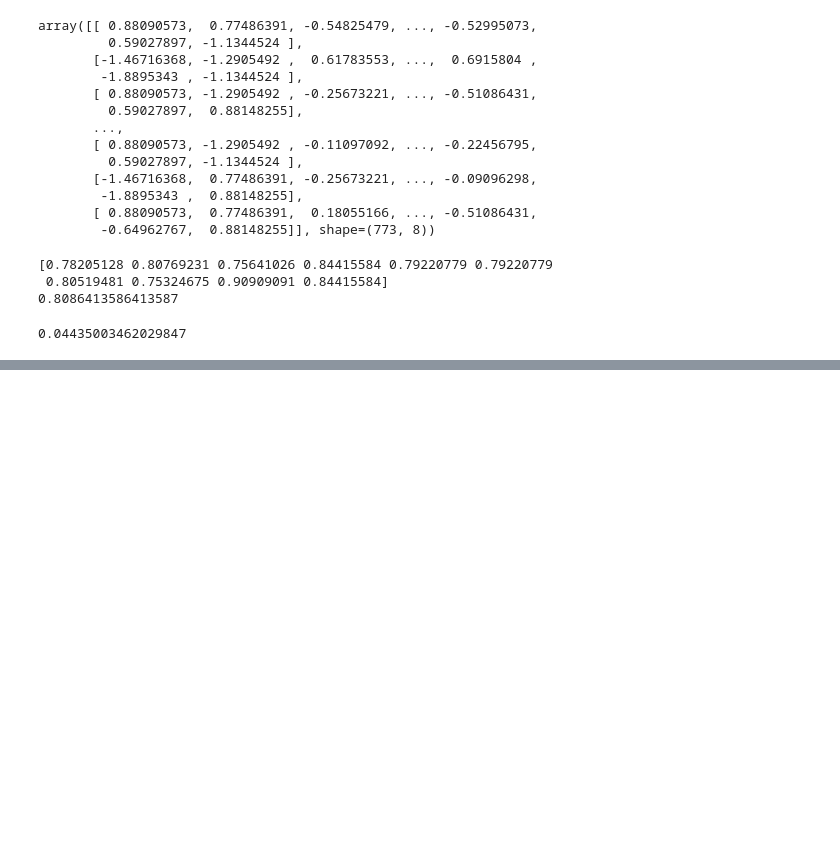
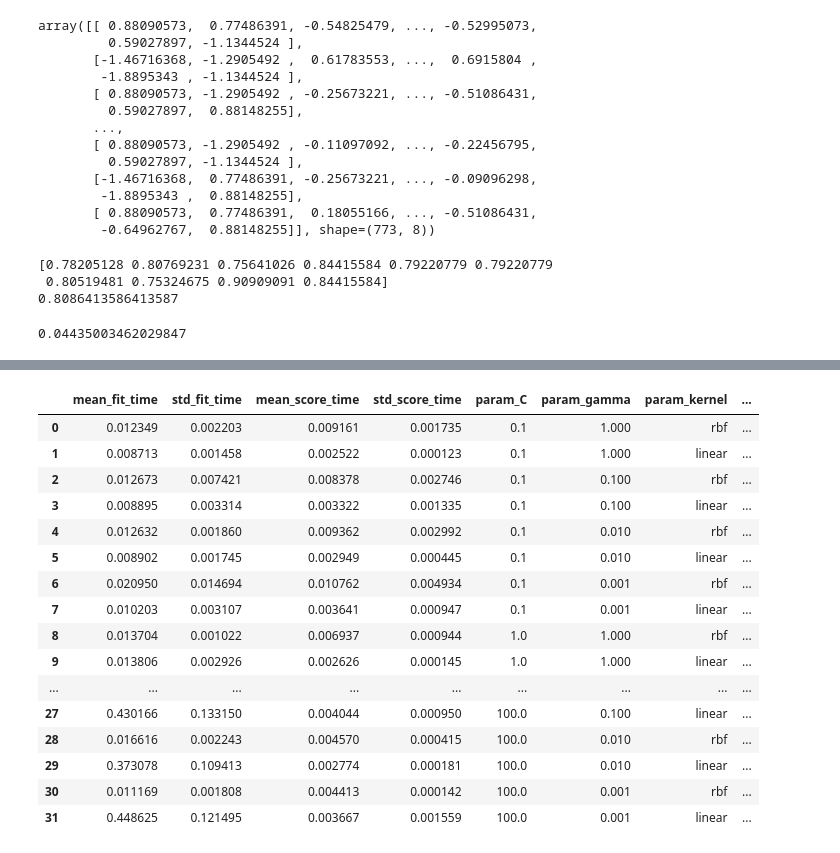
Before and after one commit to ManabBiswas/Machine-Learning, a Jupyter notebook: ML_Project_4/Titanic.ipynb, the cells around one changed output, grey strips where cells are left out. Cells and saved outputs as stored; diff of their text form; code cells hidden in the pictures; blank space fills up the shorter version.

```diff
--- a/ML_Project_4/Titanic.ipynb
+++ b/ML_Project_4/Titanic.ipynb
@@ -469,0 +492,15 @@ print(scores.std())
+# %%
+from sklearn.model_selection import GridSearchCV
+
+
+
+param_grid = {
+    'C': [0.1, 1, 10, 100],
+    'gamma': [1, 0.1, 0.01, 0.001],
+    'kernel': ['rbf', 'linear']
+}
+grid_search = GridSearchCV(SVC(), param_grid, verbose=2, refit=True, cv=5, scoring='r2')
+# refit=True means that the model will be refit on the best parameters
+# verbose=2 means that the progress of the grid search will be printed
+grid_search.fit(x_scaled, y)
+# here we fit the grid search on the scaled data. We use scaling because the data is not normally distributed.
@@ -469,0 +561,20 @@ print(scores.std())
+# %%
+pd.DataFrame(grid_search.cv_results_)
+# %% [output]
+|  | mean_fit_time | std_fit_time | mean_score_time | std_score_time | param_C | param_gamma | param_kernel | ... |
+| 0 | 0.012349 | 0.002203 | 0.009161 | 0.001735 | 0.1 | 1.000 | rbf | ... |
+| 1 | 0.008713 | 0.001458 | 0.002522 | 0.000123 | 0.1 | 1.000 | linear | ... |
+| 2 | 0.012673 | 0.007421 | 0.008378 | 0.002746 | 0.1 | 0.100 | rbf | ... |
+| 3 | 0.008895 | 0.003314 | 0.003322 | 0.001335 | 0.1 | 0.100 | linear | ... |
+| 4 | 0.012632 | 0.001860 | 0.009362 | 0.002992 | 0.1 | 0.010 | rbf | ... |
+| 5 | 0.008902 | 0.001745 | 0.002949 | 0.000445 | 0.1 | 0.010 | linear | ... |
+| 6 | 0.020950 | 0.014694 | 0.010762 | 0.004934 | 0.1 | 0.001 | rbf | ... |
+| 7 | 0.010203 | 0.003107 | 0.003641 | 0.000947 | 0.1 | 0.001 | linear | ... |
+| 8 | 0.013704 | 0.001022 | 0.006937 | 0.000944 | 1.0 | 1.000 | rbf | ... |
+| 9 | 0.013806 | 0.002926 | 0.002626 | 0.000145 | 1.0 | 1.000 | linear | ... |
+| ... | ... | ... | ... | ... | ... | ... | ... | ... |
+| 27 | 0.430166 | 0.133150 | 0.004044 | 0.000950 | 100.0 | 0.100 | linear | ... |
+| 28 | 0.016616 | 0.002243 | 0.004570 | 0.000415 | 100.0 | 0.010 | rbf | ... |
+| 29 | 0.373078 | 0.109413 | 0.002774 | 0.000181 | 100.0 | 0.010 | linear | ... |
+| 30 | 0.011169 | 0.001808 | 0.004413 | 0.000142 | 100.0 | 0.001 | rbf | ... |
+| 31 | 0.448625 | 0.121495 | 0.003667 | 0.001559 | 100.0 | 0.001 | linear | ... |
```
Also changed, not shown: parts of 19 cells of this notebook.
